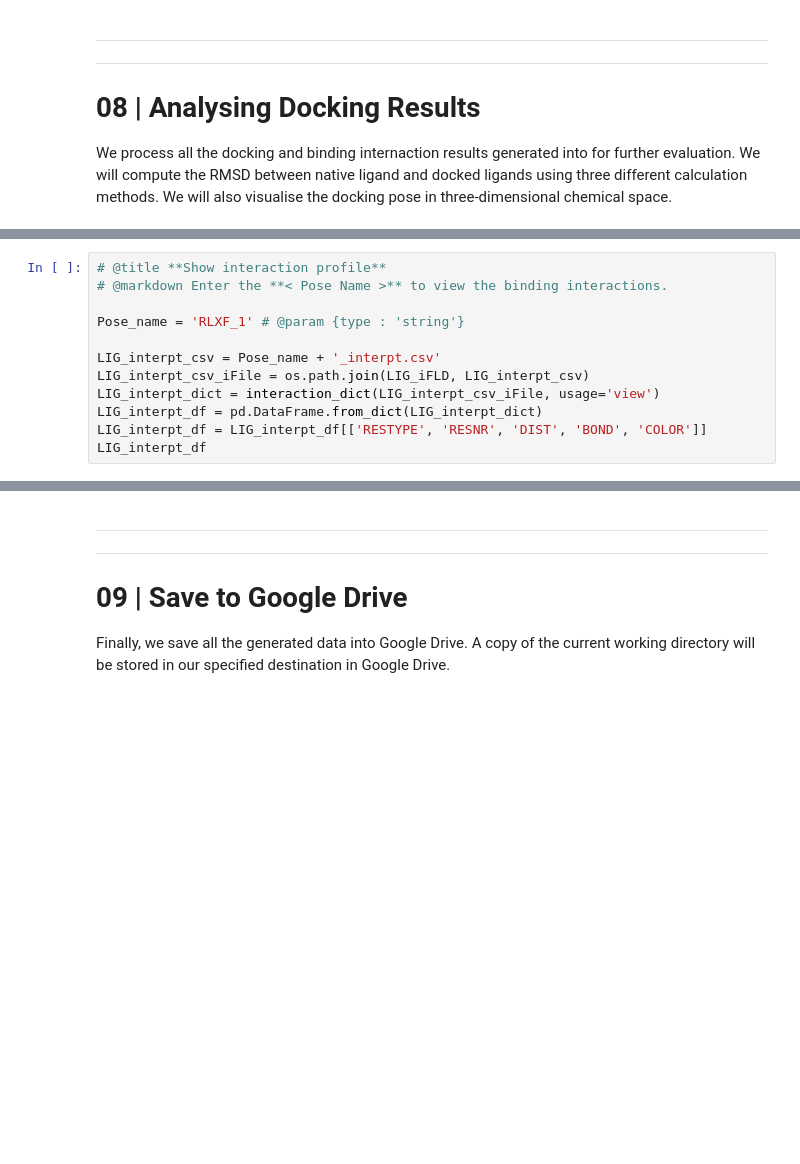
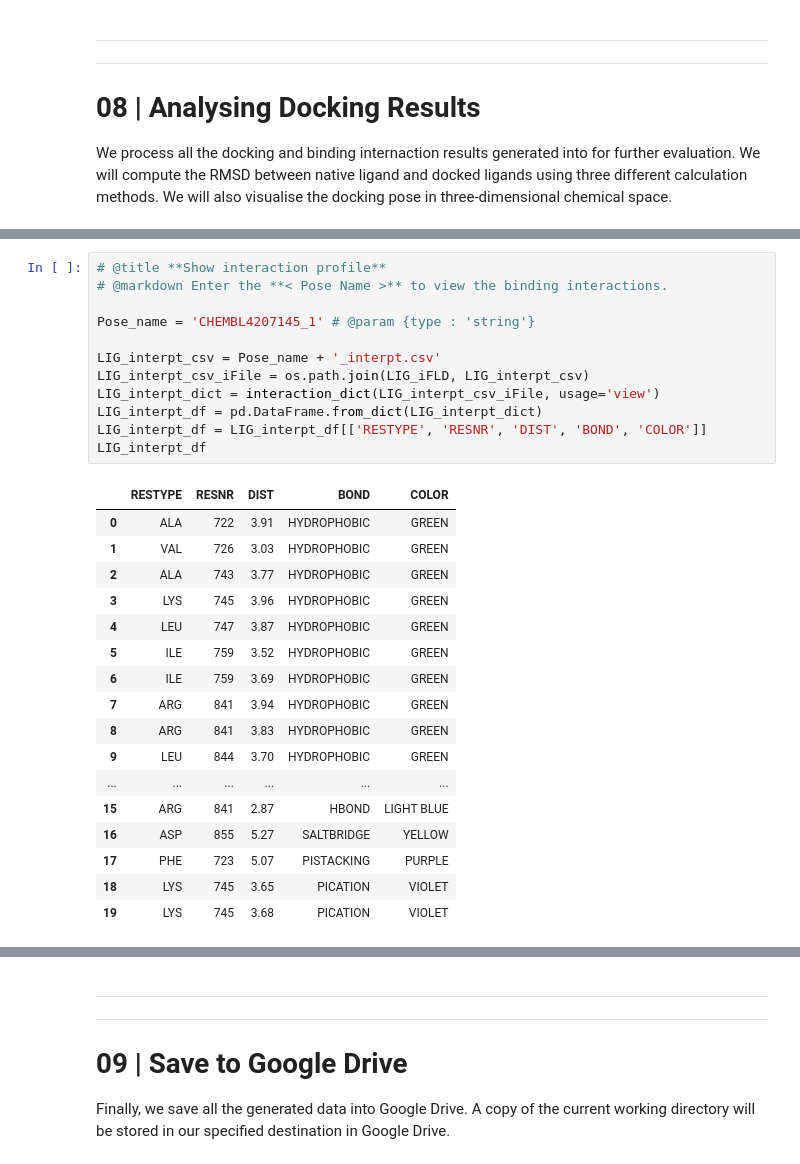
Before and after one commit to shreekumaresan/CADD_BioinformaticsInsights, a Jupyter notebook: pharmacophore/Part4_Molecular_Docking_Working.ipynb, the cells around one changed output, grey strips where cells are left out. Cells and saved outputs as stored; diff of their text form; blank space fills up the shorter version.

```diff
--- a/pharmacophore/Part4_Molecular_Docking_Working.ipynb
+++ b/pharmacophore/Part4_Molecular_Docking_Working.ipynb
@@ -1456,15 +1495,33 @@ LIG_dockrpt_df
 # %%
 # @title **Show interaction profile**
 # @markdown Enter the **< Pose Name >** to view the binding interactions.
 
-Pose_name = 'RLXF_1' # @param {type : 'string'}
+Pose_name = 'CHEMBL4207145_1' # @param {type : 'string'}
 
 LIG_interpt_csv = Pose_name + '_interpt.csv'
 LIG_interpt_csv_iFile = os.path.join(LIG_iFLD, LIG_interpt_csv)
 LIG_interpt_dict = interaction_dict(LIG_interpt_csv_iFile, usage='view')
 LIG_interpt_df = pd.DataFrame.from_dict(LIG_interpt_dict)
 LIG_interpt_df = LIG_interpt_df[['RESTYPE', 'RESNR', 'DIST', 'BOND', 'COLOR']]
 LIG_interpt_df
+# %% [output]
+|  | RESTYPE | RESNR | DIST | BOND | COLOR |
+| 0 | ALA | 722 | 3.91 | HYDROPHOBIC | GREEN |
+| 1 | VAL | 726 | 3.03 | HYDROPHOBIC | GREEN |
+| 2 | ALA | 743 | 3.77 | HYDROPHOBIC | GREEN |
+| 3 | LYS | 745 | 3.96 | HYDROPHOBIC | GREEN |
+| 4 | LEU | 747 | 3.87 | HYDROPHOBIC | GREEN |
+| 5 | ILE | 759 | 3.52 | HYDROPHOBIC | GREEN |
+| 6 | ILE | 759 | 3.69 | HYDROPHOBIC | GREEN |
+| 7 | ARG | 841 | 3.94 | HYDROPHOBIC | GREEN |
+| 8 | ARG | 841 | 3.83 | HYDROPHOBIC | GREEN |
+| 9 | LEU | 844 | 3.70 | HYDROPHOBIC | GREEN |
+| ... | ... | ... | ... | ... | ... |
+| 15 | ARG | 841 | 2.87 | HBOND | LIGHT BLUE |
+| 16 | ASP | 855 | 5.27 | SALTBRIDGE | YELLOW |
+| 17 | PHE | 723 | 5.07 | PISTACKING | PURPLE |
+| 18 | LYS | 745 | 3.65 | PICATION | VIOLET |
+| 19 | LYS | 745 | 3.68 | PICATION | VIOLET |
 # %%
 # @title **Visualise 3D docking pose**
 # @markdown **PROTEIN MODEL** \
```
Also changed, not shown: parts of 11 cells of this notebook.
